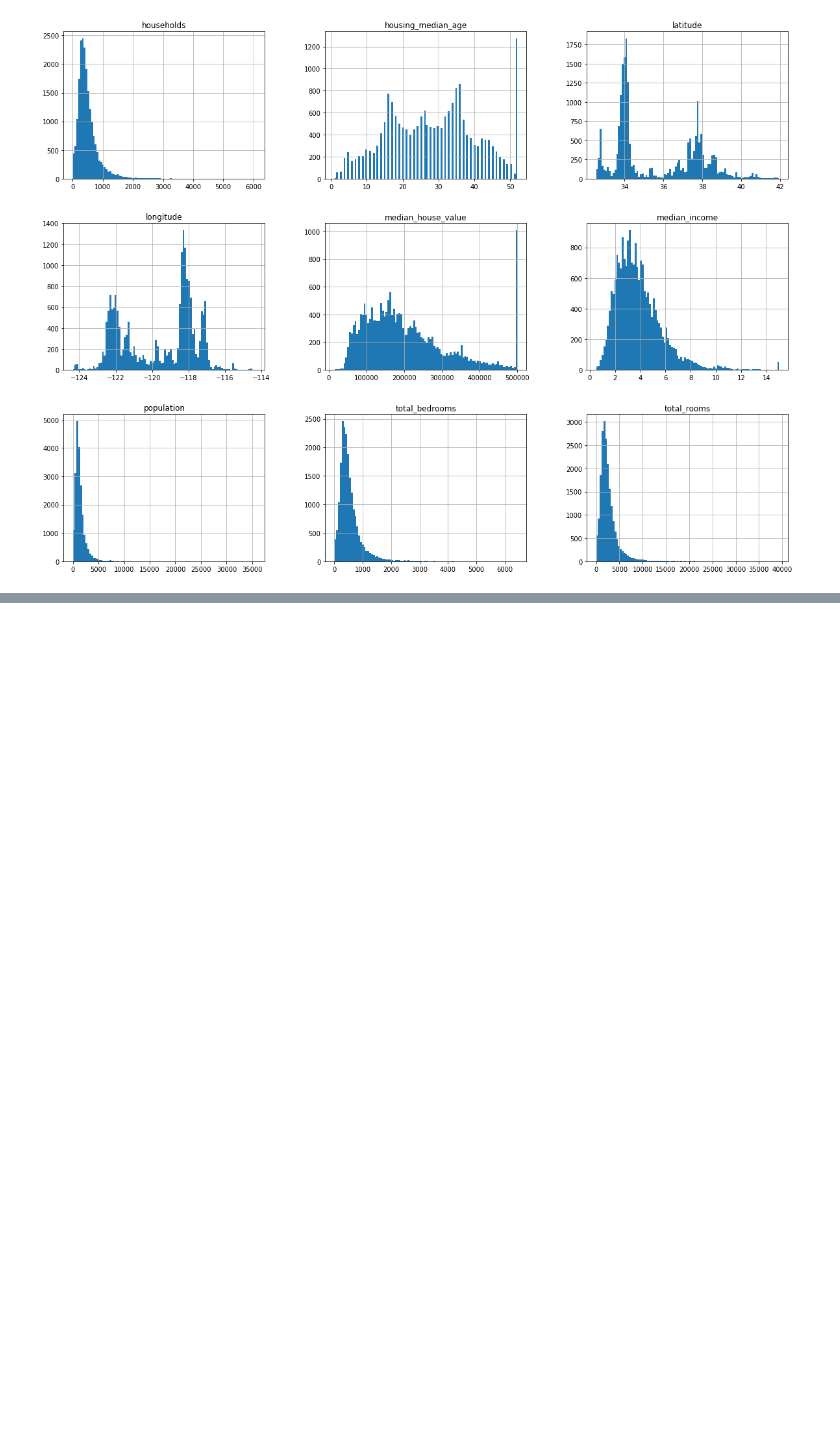
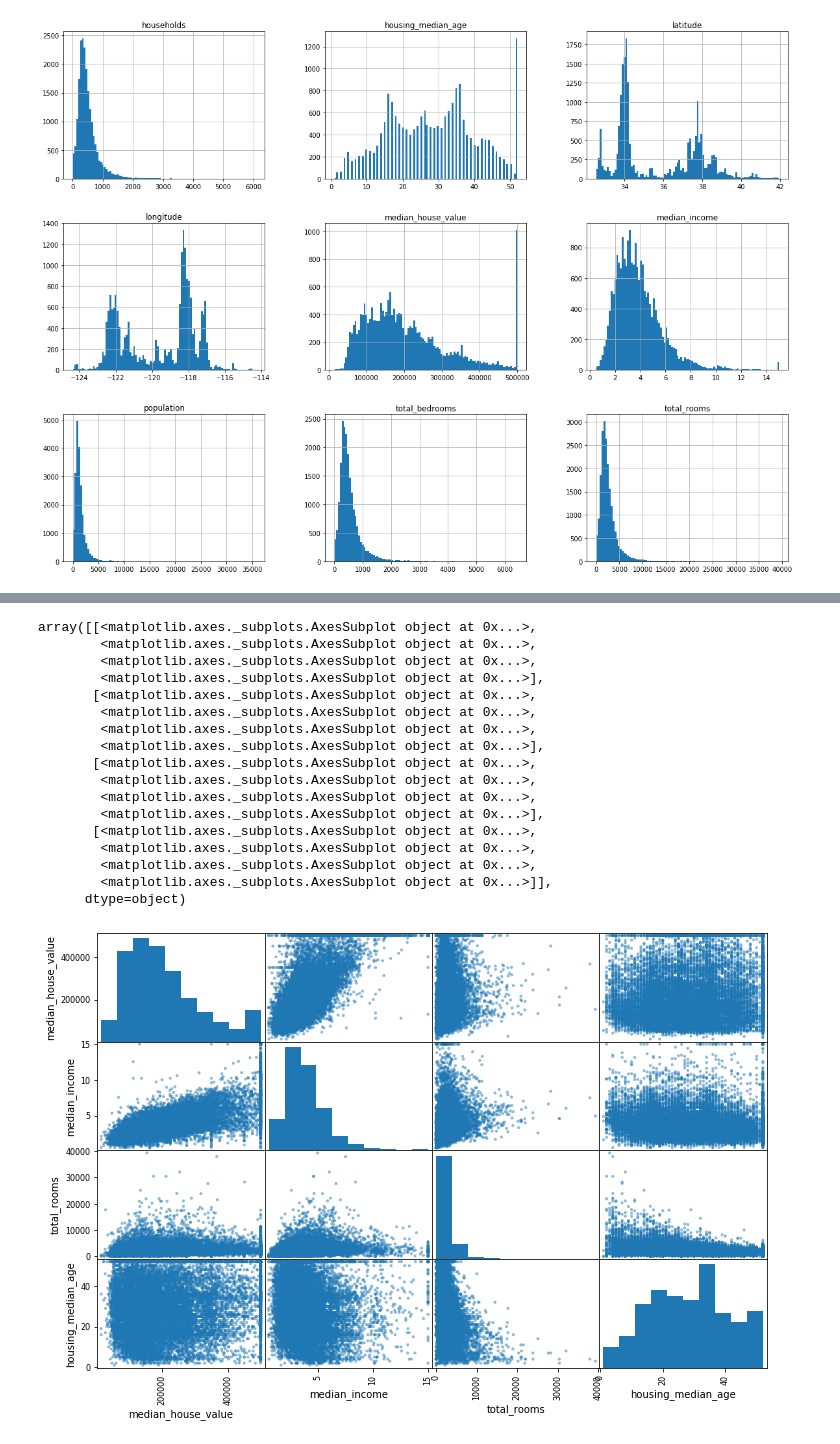
Before and after one commit to borisschw/Hands_ON_ML, a Jupyter notebook: Hose_pricing.ipynb, the cells around one changed output, grey strips where cells are left out. Drawn from its saved outputs; the diff is of its cells as text; code cells hidden in the pictures; blank space fills up the shorter version.

```diff
--- a/Hose_pricing.ipynb
+++ b/Hose_pricing.ipynb
@@ -116,0 +161,28 @@ for set_ in (strat_train_set, strat_test_set):
+# %%
+# plotting the scatter function
+from pandas.plotting import scatter_matrix
+
+attributes = ["median_house_value","median_income", "total_rooms","housing_median_age"]
+scatter_matrix(housing[attributes], figsize=(12, 8))
+
+# On the main diagonal Pandas displays a histogram of each attribute(straight line isn't helpful)
+# take a look at the income vs peice - i'ts almost straight line
+# %% [output]
+array([[<matplotlib.axes._subplots.AxesSubplot object at 0x...>,
+        <matplotlib.axes._subplots.AxesSubplot object at 0x...>,
+        <matplotlib.axes._subplots.AxesSubplot object at 0x...>,
+        <matplotlib.axes._subplots.AxesSubplot object at 0x...>],
+       [<matplotlib.axes._subplots.AxesSubplot object at 0x...>,
+        <matplotlib.axes._subplots.AxesSubplot object at 0x...>,
+        <matplotlib.axes._subplots.AxesSubplot object at 0x...>,
+        <matplotlib.axes._subplots.AxesSubplot object at 0x...>],
+       [<matplotlib.axes._subplots.AxesSubplot object at 0x...>,
+        <matplotlib.axes._subplots.AxesSubplot object at 0x...>,
+        <matplotlib.axes._subplots.AxesSubplot object at 0x...>,
+        <matplotlib.axes._subplots.AxesSubplot object at 0x...>],
+       [<matplotlib.axes._subplots.AxesSubplot object at 0x...>,
+        <matplotlib.axes._subplots.AxesSubplot object at 0x...>,
+        <matplotlib.axes._subplots.AxesSubplot object at 0x...>,
+        <matplotlib.axes._subplots.AxesSubplot object at 0x...>]],
+      dtype=object)
+[figure, added]
```
Also changed, not shown: parts of 19 cells of this notebook.
